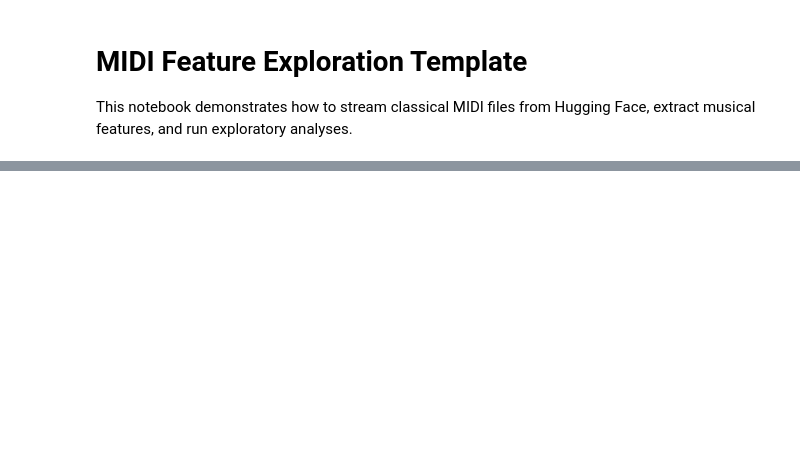
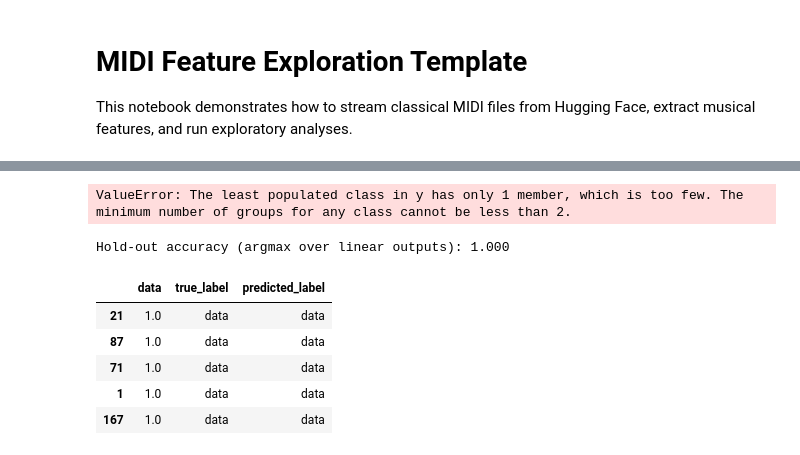
Before and after one commit to carpetxie/math50-final-project, a Jupyter notebook: notebooks/midi_analysis_template.ipynb, the cells around one changed output, grey strips where cells are left out. Cells and saved outputs as stored; diff of their text form; code cells hidden in the pictures; blank space fills up the shorter version.

```diff
--- a/notebooks/midi_analysis_template.ipynb
+++ b/notebooks/midi_analysis_template.ipynb
@@ -94 +189,58 @@ plt.show()
+# %%
+FEATURE_COLUMNS = [
+    "pitch_class_entropy",
+    "rhythmic_entropy",
+    "polyphony",
+    "note_density",
+    "pitch_mean",
+    "pitch_variance",
+    "note_duration_mean",
+    "note_duration_variance",
+]
+
+X = df_top[FEATURE_COLUMNS]
+y = pd.get_dummies(df_top["composer"], dtype=float)
+
+X_train, X_test, y_train, y_test = train_test_split(
+    X,
+    y,
+    test_size=0.2,
+    random_state=42,
+    stratify=df_top["composer"],
+)
+
+regression_model = LinearRegression()
+regression_model.fit(X_train, y_train)
+
+coefficients = pd.DataFrame(
+    regression_model.coef_,
+    columns=FEATURE_COLUMNS,
+    index=y.columns,
+)
+coefficients
+# %% [output]
+ValueError: The least populated class in y has only 1 member, which is too few. The minimum number of groups for any class cannot be less than 2.
+# %%
+y_pred = pd.DataFrame(
+    regression_model.predict(X_test),
+    columns=y.columns,
+    index=y_test.index,
+)
+
+predicted_labels = y_pred.idxmax(axis=1)
+true_labels = y_test.idxmax(axis=1)
+
+composer_accuracy = (predicted_labels == true_labels).mean()
+
+print(f"Hold-out accuracy (argmax over linear outputs): {composer_accuracy:.3f}")
+
+y_pred.assign(true_label=true_labels, predicted_label=predicted_labels).head()
+# %% [output]
+Hold-out accuracy (argmax over linear outputs): 1.000
+|  | data | true_label | predicted_label |
+| 21 | 1.0 | data | data |
+| 87 | 1.0 | data | data |
+| 71 | 1.0 | data | data |
+| 1 | 1.0 | data | data |
+| 167 | 1.0 | data | data |
 # %%
```
Also changed, not shown: parts of 20 cells of this notebook, 3 other files.
